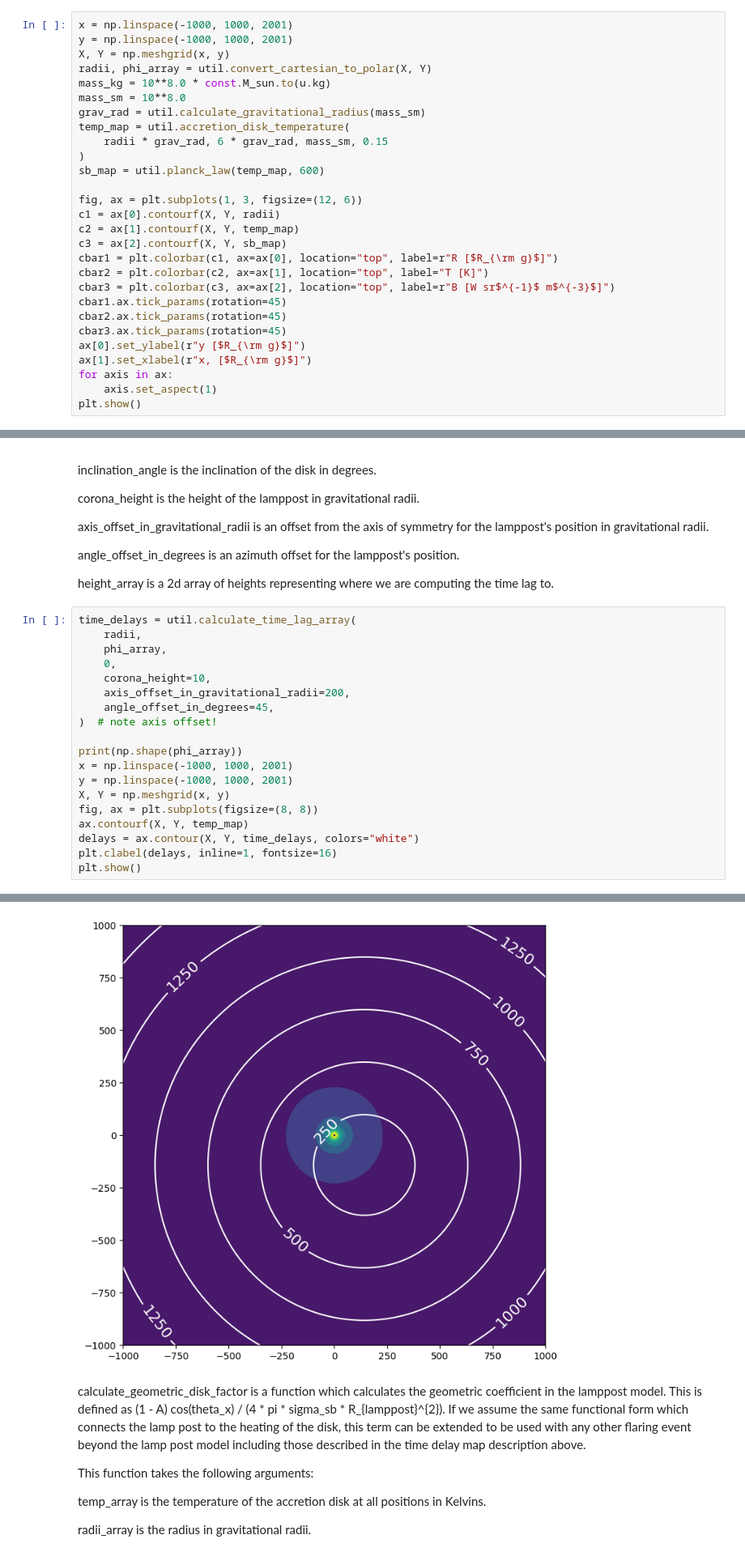
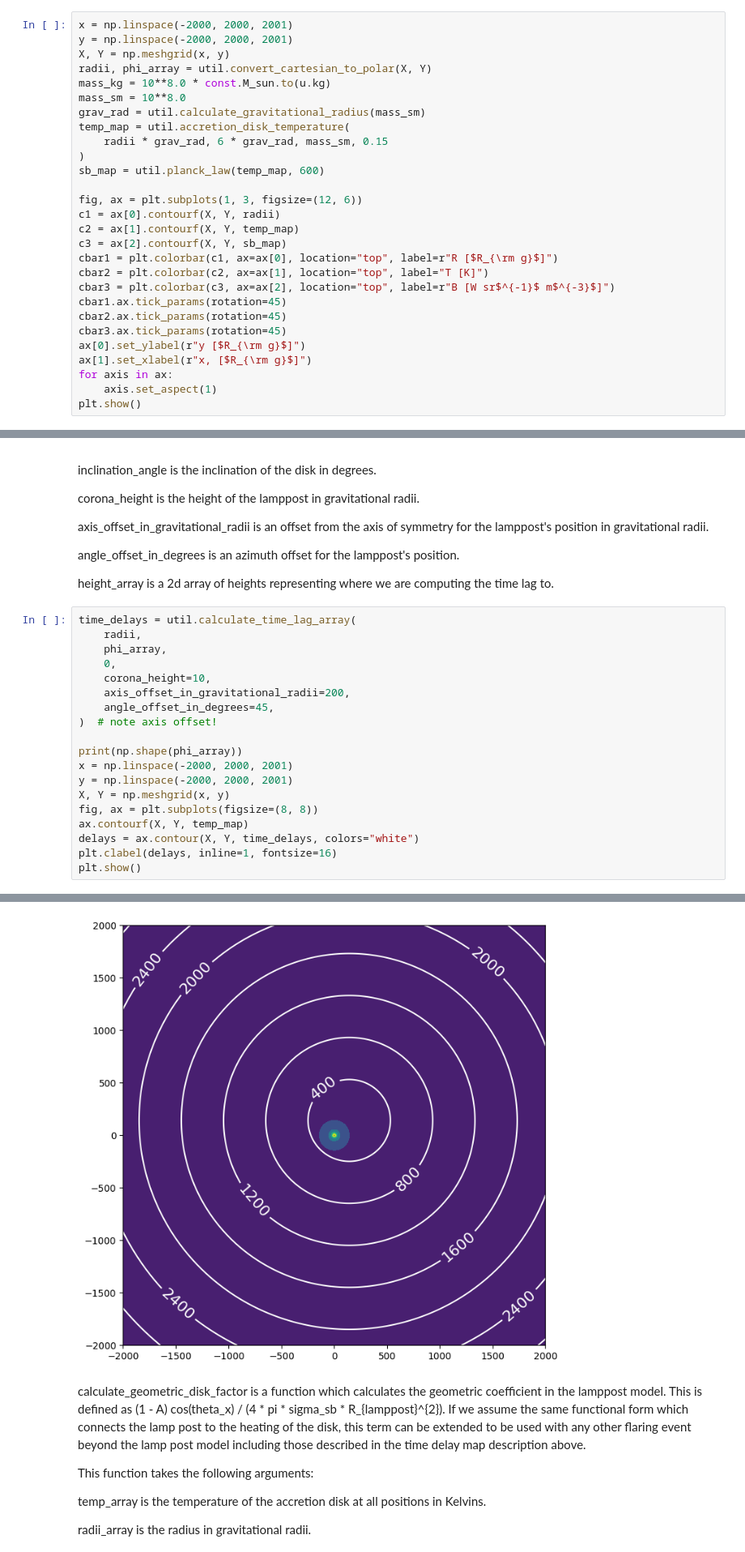
Before and after one commit to Henry-Best-01/Amoeba, a Jupyter notebook: amoeba/Notebooks/amoeba_accretion_disks_and_microlensing_examples.ipynb, the cells around one changed output, grey strips where cells are left out. Shown at 81% size. Cells and saved outputs as stored; diff of their text form.

```diff
--- a/amoeba/Notebooks/amoeba_accretion_disks_and_microlensing_examples.ipynb
+++ b/amoeba/Notebooks/amoeba_accretion_disks_and_microlensing_examples.ipynb
@@ -377,8 +377,8 @@ We do not provide magnification maps in the source plane, so this must be obtain
 # %% [markdown]
 Set up some surface brightness map
 # %%
-x = np.linspace(-1000, 1000, 2001)
-y = np.linspace(-1000, 1000, 2001)
+x = np.linspace(-2000, 2000, 2001)
+y = np.linspace(-2000, 2000, 2001)
 X, Y = np.meshgrid(x, y)
 radii, phi_array = util.convert_cartesian_to_polar(X, Y)
 mass_kg = 10**8.0 * const.M_sun.to(u.kg)
@@ -541,25 +541,25 @@ height_array is a 2d array of heights representing where we are computing the ti
 # %%
 time_delays = util.calculate_time_lag_array(
     radii,
     phi_array,
     0,
     corona_height=10,
     axis_offset_in_gravitational_radii=200,
     angle_offset_in_degrees=45,
 )  # note axis offset!
 
 print(np.shape(phi_array))
-x = np.linspace(-1000, 1000, 2001)
-y = np.linspace(-1000, 1000, 2001)
+x = np.linspace(-2000, 2000, 2001)
+y = np.linspace(-2000, 2000, 2001)
 X, Y = np.meshgrid(x, y)
 fig, ax = plt.subplots(figsize=(8, 8))
 ax.contourf(X, Y, temp_map)
 delays = ax.contour(X, Y, time_delays, colors="white")
 plt.clabel(delays, inline=1, fontsize=16)
 plt.show()
 # %% [output]
 (2001, 2001)
-[figure, old version]
+[figure, new version]
 # %% [markdown]
 calculate_geometric_disk_factor is a function which calculates the geometric coefficient in the lamppost model. This is defined as (1 - A) cos(theta_x) / (4 * pi * sigma_sb * R_{lamppost}^{2}). If we assume the same functional form which connects the lamp post to the heating of the disk, this term can be extended to be used with any other flaring event beyond the lamp post model including those described in the time delay map description above.
 
```
Also changed, not shown: parts of 16 cells of this notebook, 19 other files.
